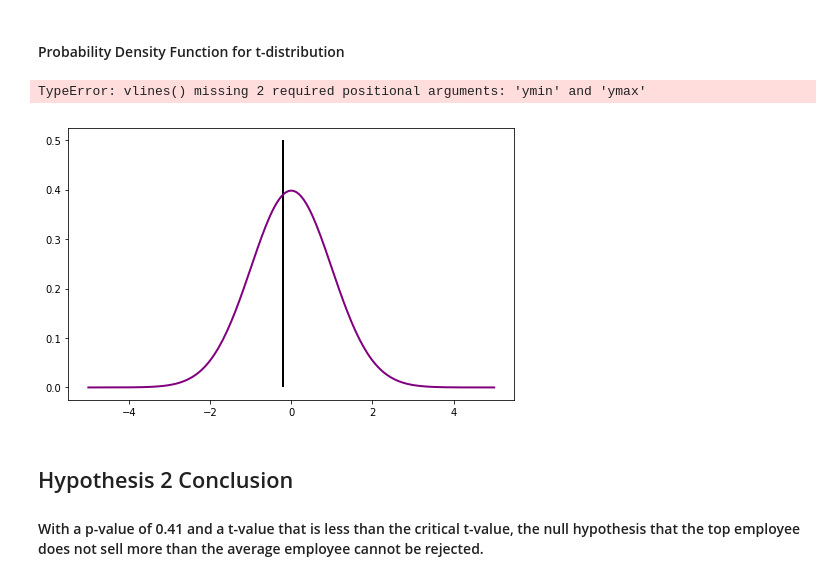
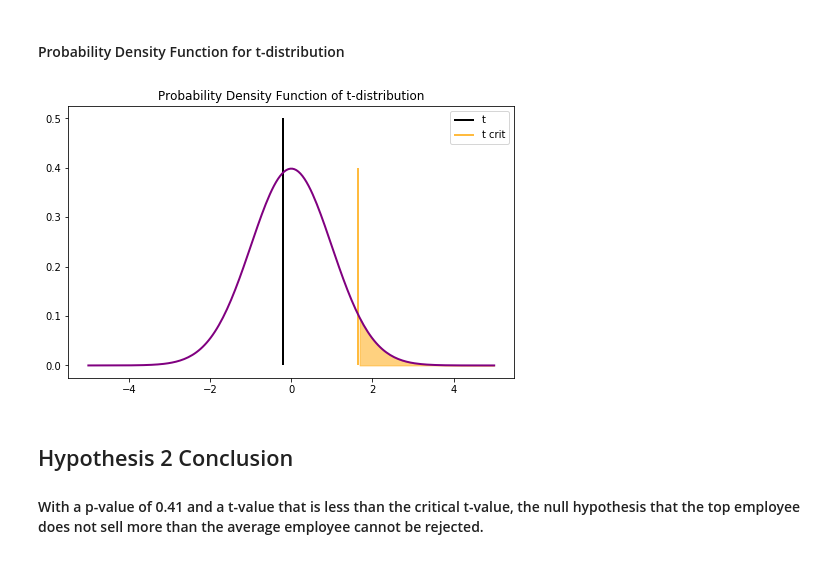
Before and after one commit to MagicMilly/dsc-2-final-project-online-ds-ft-100118, a Jupyter notebook: student.ipynb, the cells around one changed output. Drawn from its saved outputs; the diff is of its cells as text; code cells hidden in the pictures.

Commit message:
making progress with my plot

```diff
--- a/student.ipynb
+++ b/student.ipynb
@@ -696,21 +696,27 @@ Results are not statistically significant if the t-value is less than the critic
 # %%
 df = len(number_4_sales.Total) - 1
 xs = np.linspace(-5,5,200)
 
 ys = stats.t.pdf(xs, df)
 
 fig = plt.figure(figsize=(8,5))
 
 ax = fig.gca()
 ax.plot(xs, ys, linewidth=2, color='purple')
 ax.vlines(t, ymin=0, ymax=0.5, color='black', linewidth=2, linestyle='-', label='t')
-ax.vlines(t_crit, fillstyle='right', color='orange', label="t crit")
+ax.vlines(t_crit, ymin=0, ymax=0.4, color='orange', label="t crit")
+ax.fill_between(xs, 0, ys, where=(xs>=t_crit), color='orange', alpha=0.5)
 plt.title('Probability Density Function of t-distribution')
 plt.legend()
 plt.show();
+
+
+# what Milly wants
+# the curve to touch the bottom of the box
+# the lines to only touch the top of the curve
+# filled-in areas
 # %% [output]
-TypeError: vlines() missing 2 required positional arguments: 'ymin' and 'ymax'
-[figure, old version]
+[figure, new version]
 # %% [markdown]
 ## Hypothesis 2 Conclusion
 #### With a p-value of 0.41 and a t-value that is less than the critical t-value, the null hypothesis that the top employee does not sell more than the average employee cannot be rejected.
```
